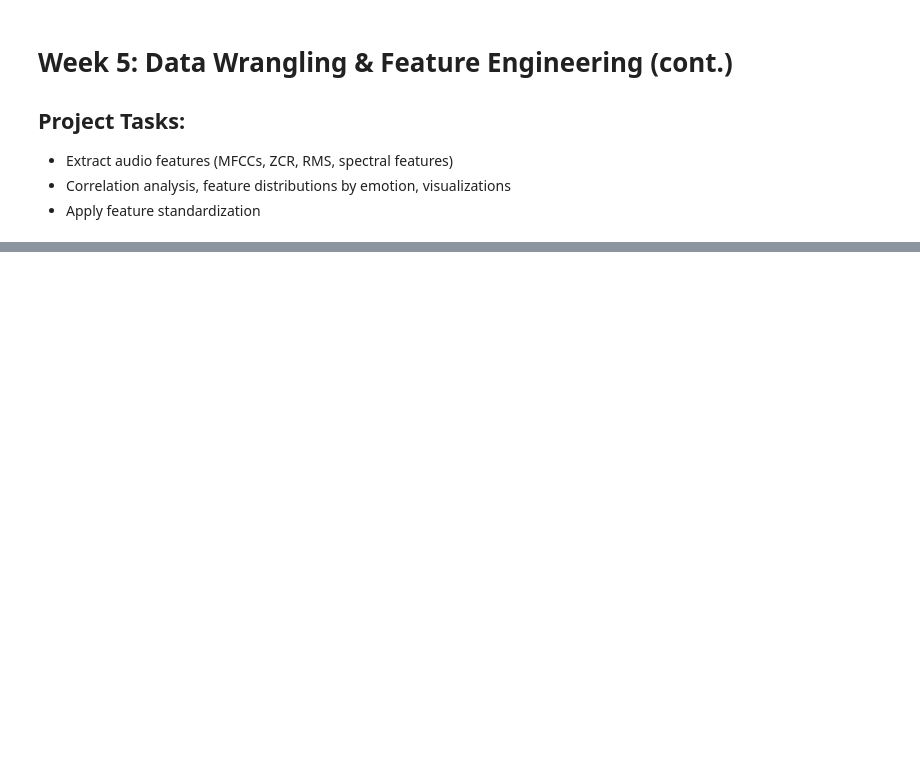
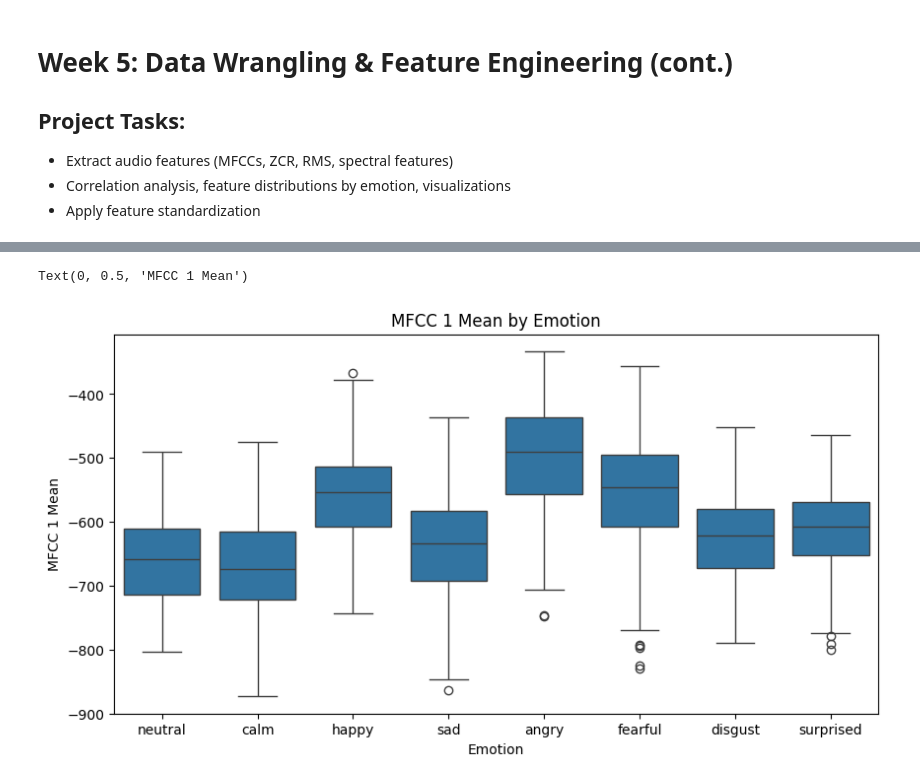
Before and after one commit to daley-tyler/Project_CSE432-532, a Jupyter notebook: SER_Project/notebooks/Data_Wrangling_Feature_5.ipynb, the cells around one changed output, grey strips where cells are left out. Saved outputs shown, nothing was run; the diff lists cells and outputs as text; code cells hidden in the pictures; blank space fills up the shorter version.

Commit message:
Fixed column name, made visuals.

```diff
--- a/SER_Project/notebooks/Data_Wrangling_Feature_5.ipynb
+++ b/SER_Project/notebooks/Data_Wrangling_Feature_5.ipynb
@@ -105,0 +116,10 @@ else:
+# %%
+# EDA for features
+plt.figure(figsize=(10,5))
+sns.boxplot(data=feature_df, x="emotion", y="mfcc_1_mean")
+plt.title("MFCC 1 Mean by Emotion")
+plt.xlabel("Emotion")
+plt.ylabel("MFCC 1 Mean")
+# %% [output]
+Text(0, 0.5, 'MFCC 1 Mean')
+[figure, added]
```
Also changed, not shown: parts of 4 cells of this notebook.
